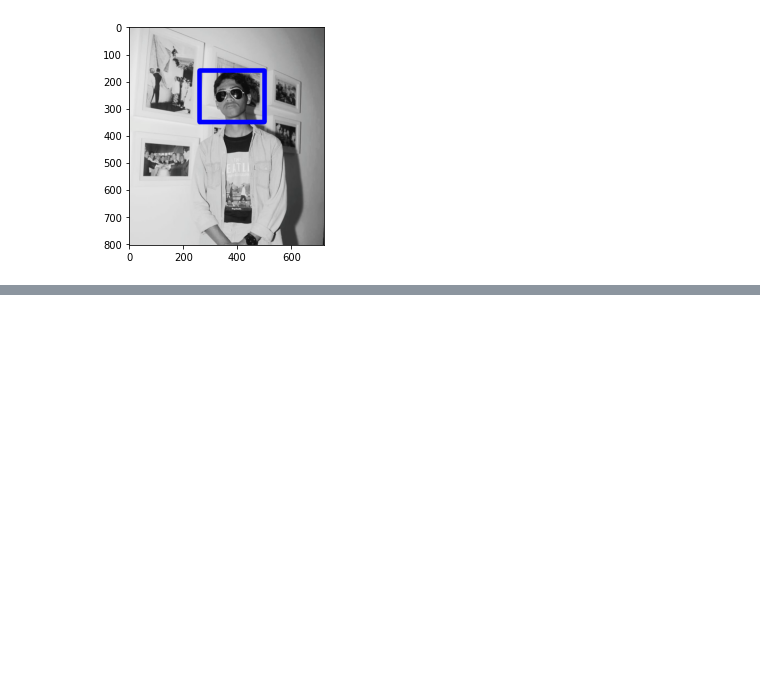
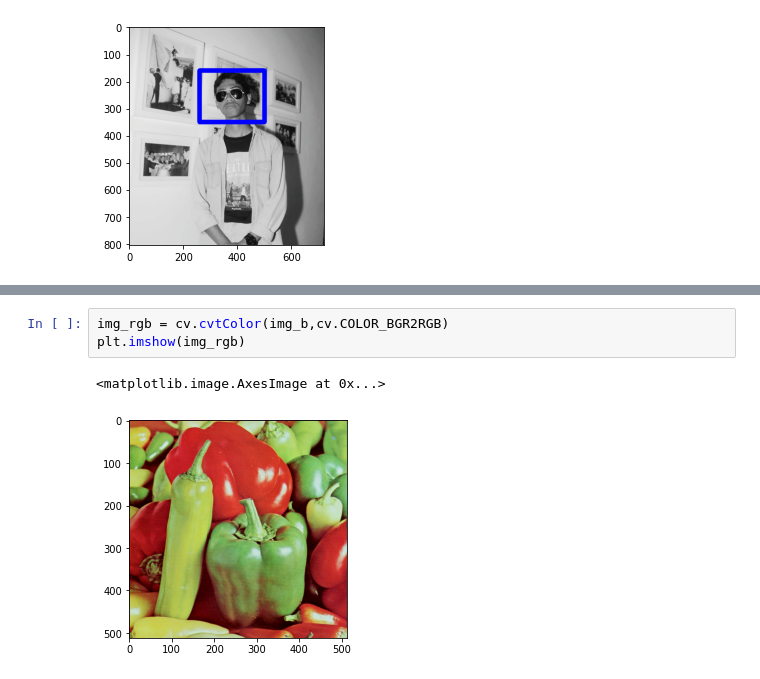
Before and after one commit to yocki24/PCVK_Genap_2021, a Jupyter notebook: Week2.ipynb, the cells around one changed output, grey strips where cells are left out. Saved outputs shown, nothing was run; the diff lists cells and outputs as text; blank space fills up the shorter version.

```diff
--- a/Week2.ipynb
+++ b/Week2.ipynb
@@ -200,0 +213,6 @@ plt.imshow(img_f)
+# %%
+img_rgb = cv.cvtColor(img_b,cv.COLOR_BGR2RGB)
+plt.imshow(img_rgb)
+# %% [output]
+<matplotlib.image.AxesImage at 0x...>
+[figure, added]
```
Also changed, not shown: parts of 3 cells of this notebook.
